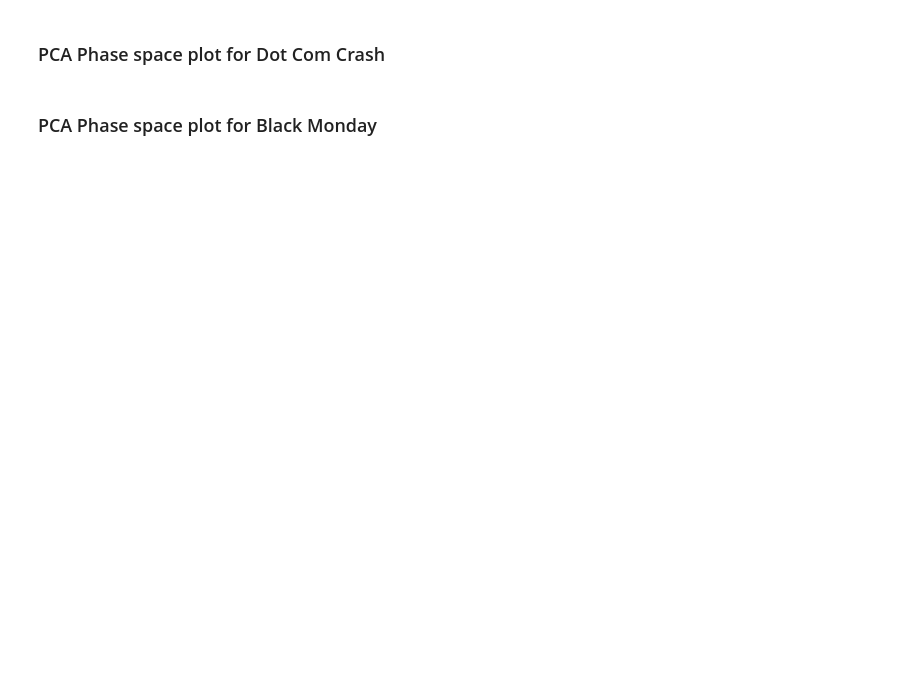
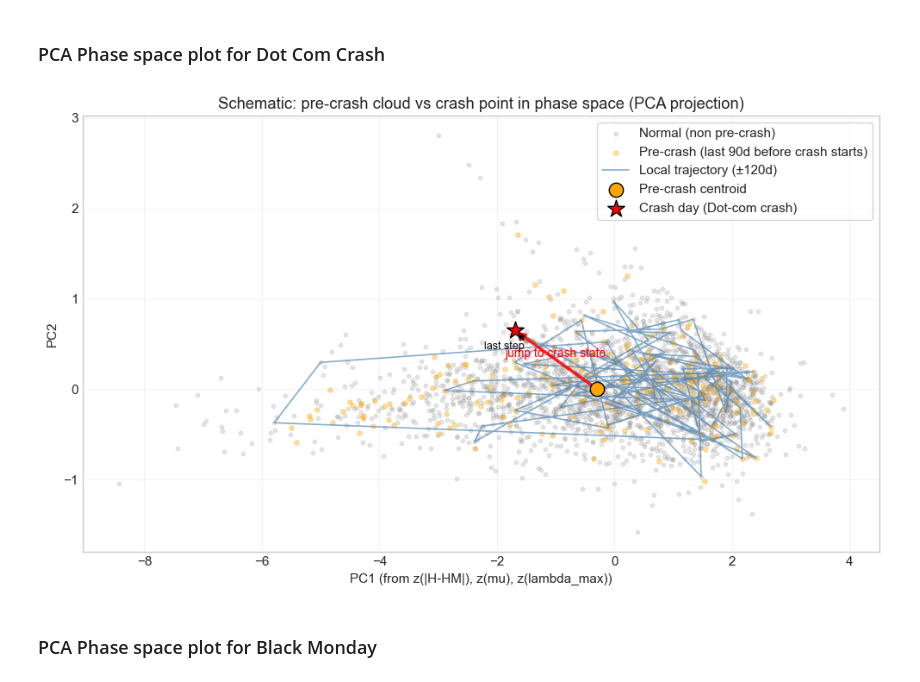
Before and after one commit to RevolvingOcelot/Team-8, a Jupyter notebook: Crash_Indicator_Done.ipynb, the cells around one changed output. Cells and saved outputs as stored; diff of their text form; code cells hidden in the pictures; blank space fills up the shorter version.

```diff
--- a/Crash_Indicator_Done.ipynb
+++ b/Crash_Indicator_Done.ipynb
@@ -947,7 +1223,7 @@ else:
 EVENT_NAME = "Dot-com crash"
 CRASH_DAY  = pd.Timestamp("2000-03-10")
 WINDOW_DAYS = 120          # window shown around crash for "trajectory + last-step arrow"
-PRECRASH_L_DAYS_LOCAL = 60 # pre-crash label window used for the cloud (can match your earlier choice)
+PRECRASH_L_DAYS_LOCAL = 90 # pre-crash label window used for the cloud (can match your earlier choice)
 USE_TRAIN_ONLY = True
 TRAIN_END_LOCAL = pd.Timestamp("2004-12-31")
 
@@ -1026,33 +1302,35 @@ if len(traj) > 2:
 
 # Centroid and crash point
 ax.scatter(pre_centroid_2d[0], pre_centroid_2d[1], s=140, color="orange", edgecolor="k", zorder=6, marker="o", label="Pre-crash centroid")
 ax.scatter(crash_point_2d[0], crash_point_2d[1], s=220, color="red", edgecolor="k", zorder=7, marker="*", label=f"Crash day ({EVENT_NAME})")
 
 # Arrow: centroid -> crash point (the “jump” schematic)
 ax.annotate("",
             xy=(crash_point_2d[0], crash_point_2d[1]),
             xytext=(pre_centroid_2d[0], pre_centroid_2d[1]),
             arrowprops=dict(arrowstyle="->", lw=2.6, color="red", alpha=0.85))
 ax.text((pre_centroid_2d[0] + crash_point_2d[0]) / 2,
         (pre_centroid_2d[1] + crash_point_2d[1]) / 2,
         "jump to crash state",
         color="red", fontsize=10, ha="center", va="bottom")
 
 # Arrow: previous -> crash point (last-step approach)
 ax.annotate("",
             xy=(crash_point_2d[0], crash_point_2d[1]),
             xytext=(prev_point_2d[0], prev_point_2d[1]),
             arrowprops=dict(arrowstyle="->", lw=2.0, color="black", alpha=0.75))
 ax.text(prev_point_2d[0], prev_point_2d[1], "last step", fontsize=9, color="black", ha="right", va="top")
 
 ax.set_title("Schematic: pre-crash cloud vs crash point in phase space (PCA projection)")
 ax.set_xlabel("PC1 (from z(|H-HM|), z(mu), z(lambda_max))")
 ax.set_ylabel("PC2")
 ax.legend(loc="best", frameon=True)
 ax.grid(True, alpha=0.2)
 
 plt.tight_layout()
 plt.show()
+# %% [output]
+[figure, added]
 # %% [markdown]
 ### PCA Phase space plot for Black Monday
 # %%
```
Also changed, not shown: parts of 17 cells of this notebook.
